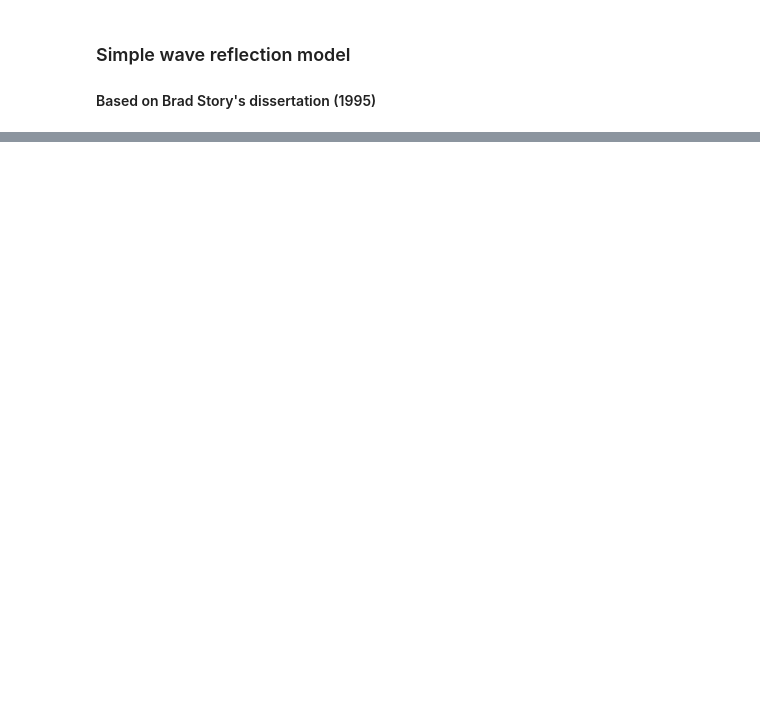
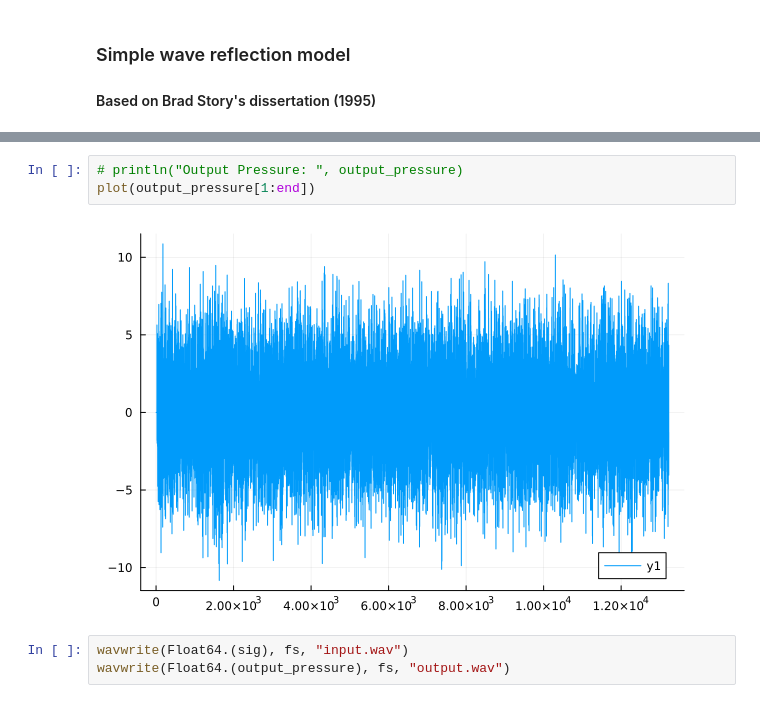
Before and after one commit to tschnoor/demonstration-notebooks, a Jupyter notebook: in_progress/wave_reflection.ipynb, the cells around one changed output, grey strips where cells are left out. Drawn from its saved outputs; the diff is of its cells as text; blank space fills up the shorter version.

```diff
--- a/in_progress/wave_reflection.ipynb
+++ b/in_progress/wave_reflection.ipynb
@@ -78,0 +176,8 @@ Backward Pressures: [1.2611123688307797, 1.3279684294679426, 1.5531973977637685,
+# %%
+# println("Output Pressure: ", output_pressure)
+plot(output_pressure[1:end])
+# %% [output]
+[figure, added]
+# %%
+wavwrite(Float64.(sig), fs, "input.wav")
+wavwrite(Float64.(output_pressure), fs, "output.wav")
```
Also changed, not shown: parts of 11 cells of this notebook, 4 other files.
